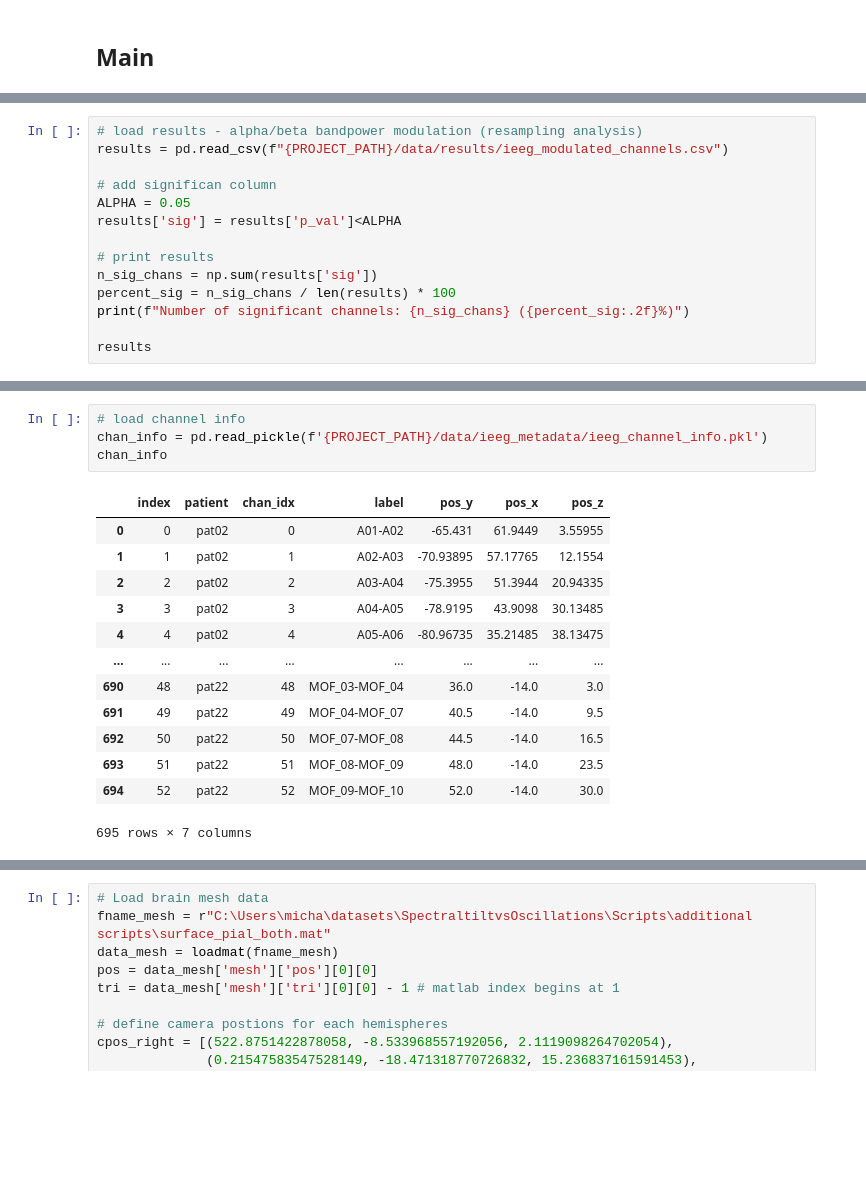
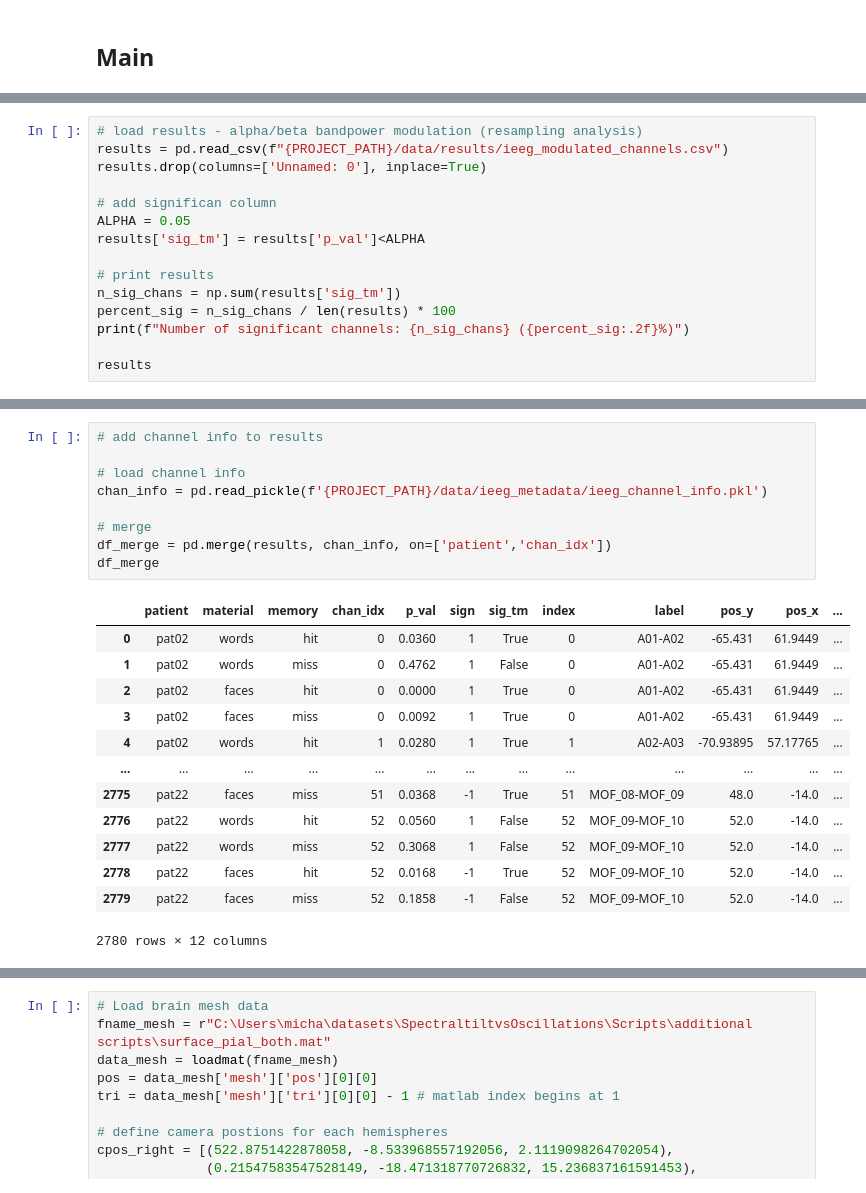
Before and after one commit to voytekresearch/oscillation_vs_exponent, a Jupyter notebook: notebooks/task_mod.ipynb, the cells around one changed output, grey strips where cells are left out. Saved outputs shown, nothing was run; the diff lists cells and outputs as text; blank space fills up the shorter version.

```diff
--- a/notebooks/task_mod.ipynb
+++ b/notebooks/task_mod.ipynb
@@ -376,13 +63,14 @@ Sign of difference: -1
 # %%
 # load results - alpha/beta bandpower modulation (resampling analysis)
 results = pd.read_csv(f"{PROJECT_PATH}/data/results/ieeg_modulated_channels.csv")
+results.drop(columns=['Unnamed: 0'], inplace=True)
 
 # add significan column
 ALPHA = 0.05
-results['sig'] = results['p_val']<ALPHA
+results['sig_tm'] = results['p_val']<ALPHA
 
 # print results
-n_sig_chans = np.sum(results['sig'])
+n_sig_chans = np.sum(results['sig_tm'])
 percent_sig = n_sig_chans / len(results) * 100
 print(f"Number of significant channels: {n_sig_chans} ({percent_sig:.2f}%)")
 
@@ -405,18 +93,23 @@ Number of significant channels: 821 (30.63%)
 # %%
+# add channel info to results
+
 # load channel info
 chan_info = pd.read_pickle(f'{PROJECT_PATH}/data/ieeg_metadata/ieeg_channel_info.pkl')
-chan_info
+
+# merge
+df_merge = pd.merge(results, chan_info, on=['patient','chan_idx'])
+df_merge
 # %% [output]
-|  | index | patient | chan_idx | label | pos_y | pos_x | pos_z |
-| 0 | 0 | pat02 | 0 | A01-A02 | -65.431 | 61.9449 | 3.55955 |
-| 1 | 1 | pat02 | 1 | A02-A03 | -70.93895 | 57.17765 | 12.1554 |
-| 2 | 2 | pat02 | 2 | A03-A04 | -75.3955 | 51.3944 | 20.94335 |
-| 3 | 3 | pat02 | 3 | A04-A05 | -78.9195 | 43.9098 | 30.13485 |
-| 4 | 4 | pat02 | 4 | A05-A06 | -80.96735 | 35.21485 | 38.13475 |
-| ... | ... | ... | ... | ... | ... | ... | ... |
-| 690 | 48 | pat22 | 48 | MOF_03-MOF_04 | 36.0 | -14.0 | 3.0 |
-| 691 | 49 | pat22 | 49 | MOF_04-MOF_07 | 40.5 | -14.0 | 9.5 |
-| 692 | 50 | pat22 | 50 | MOF_07-MOF_08 | 44.5 | -14.0 | 16.5 |
-| 693 | 51 | pat22 | 51 | MOF_08-MOF_09 | 48.0 | -14.0 | 23.5 |
-| 694 | 52 | pat22 | 52 | MOF_09-MOF_10 | 52.0 | -14.0 | 30.0 |
+|  | patient | material | memory | chan_idx | p_val | sign | sig_tm | index | label | pos_y | pos_x | ... |
+| 0 | pat02 | words | hit | 0 | 0.0360 | 1 | True | 0 | A01-A02 | -65.431 | 61.9449 | ... |
+| 1 | pat02 | words | miss | 0 | 0.4762 | 1 | False | 0 | A01-A02 | -65.431 | 61.9449 | ... |
+| 2 | pat02 | faces | hit | 0 | 0.0000 | 1 | True | 0 | A01-A02 | -65.431 | 61.9449 | ... |
+| 3 | pat02 | faces | miss | 0 | 0.0092 | 1 | True | 0 | A01-A02 | -65.431 | 61.9449 | ... |
+| 4 | pat02 | words | hit | 1 | 0.0280 | 1 | True | 1 | A02-A03 | -70.93895 | 57.17765 | ... |
+| ... | ... | ... | ... | ... | ... | ... | ... | ... | ... | ... | ... | ... |
+| 2775 | pat22 | faces | miss | 51 | 0.0368 | -1 | True | 51 | MOF_08-MOF_09 | 48.0 | -14.0 | ... |
+| 2776 | pat22 | words | hit | 52 | 0.0560 | 1 | False | 52 | MOF_09-MOF_10 | 52.0 | -14.0 | ... |
+| 2777 | pat22 | words | miss | 52 | 0.3068 | 1 | False | 52 | MOF_09-MOF_10 | 52.0 | -14.0 | ... |
+| 2778 | pat22 | faces | hit | 52 | 0.0168 | -1 | True | 52 | MOF_09-MOF_10 | 52.0 | -14.0 | ... |
+| 2779 | pat22 | faces | miss | 52 | 0.1858 | -1 | False | 52 | MOF_09-MOF_10 | 52.0 | -14.0 | ... |
-695 rows × 7 columns
+2780 rows × 12 columns
```
Also changed, not shown: parts of 34 cells of this notebook.
